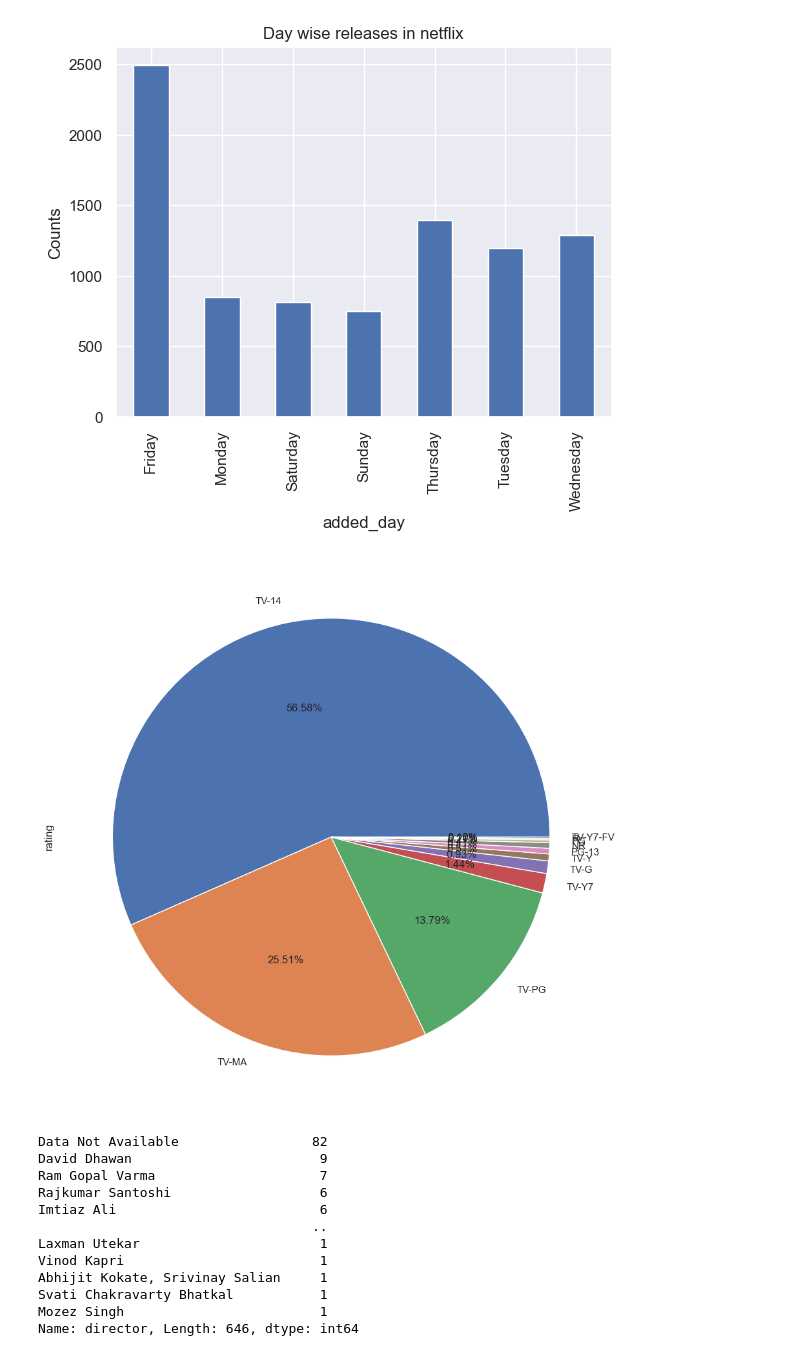
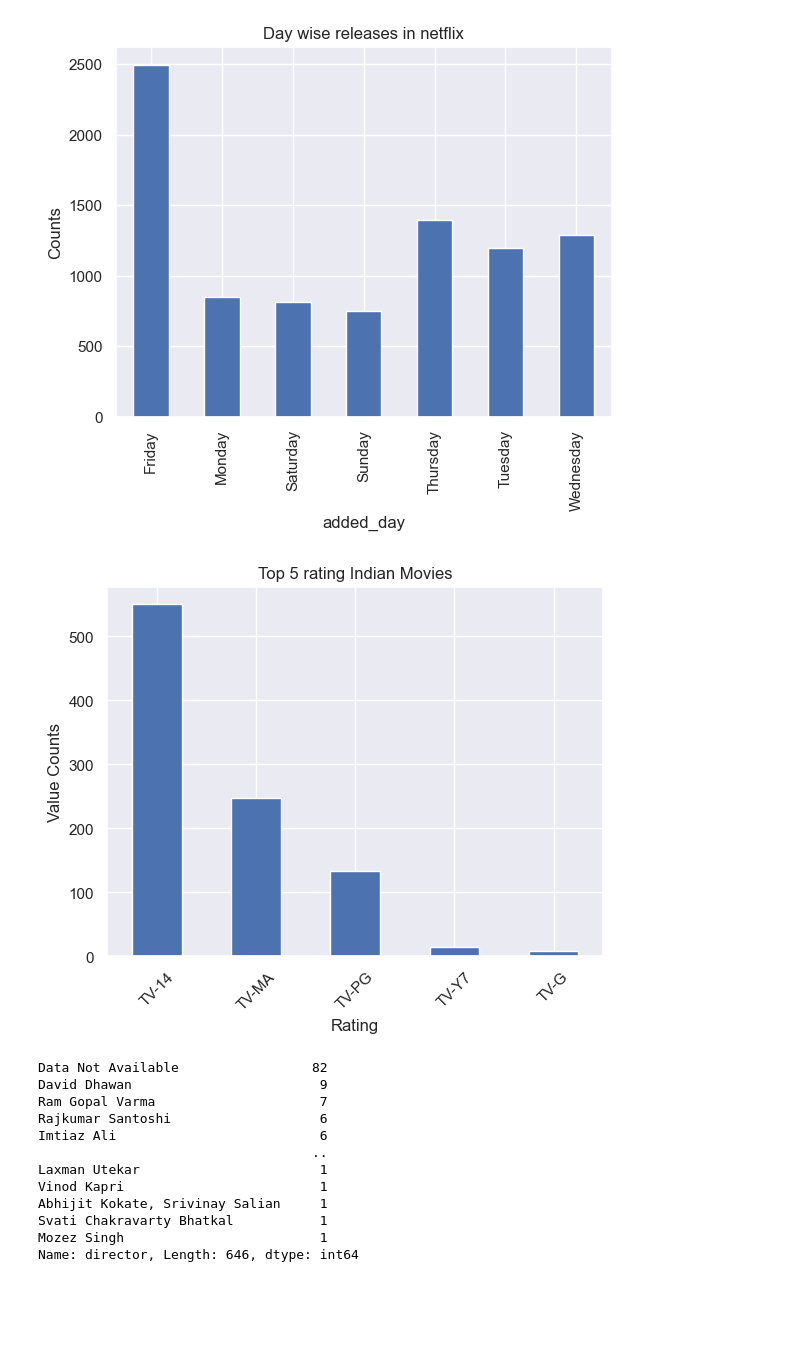
Before and after one commit to Anshu3721/Netflix_EDA_webapp, a Jupyter notebook: Netflix_data.ipynb, the cells around one changed output. Saved outputs shown, nothing was run; the diff lists cells and outputs as text; code cells hidden in the pictures; blank space fills up the shorter version.

```diff
--- a/Netflix_data.ipynb
+++ b/Netflix_data.ipynb
@@ -276,12 +309,18 @@ plt.show()
 # %%
 # Top rating indian movies
 
 indian_shows = df[df.country == "India"]
 indian_shows
-indian_shows['rating'].value_counts().plot.pie(figsize=(11,11), autopct='%1.2f%%')
+indian_shows_plt = indian_shows['rating'].value_counts().head(5)
+
+indian_shows_plt.plot(kind='bar')
+plt.xlabel('Rating')
+plt.ylabel('Value Counts')
+plt.title('Top 5 rating Indian Movies')
+plt.xticks(rotation=45)
 plt.show()
 # %% [output]
-[figure, old version]
+[figure, new version]
 # %%
 indian_shows["director"].value_counts()
 # %% [output]
```
Also changed, not shown: parts of 8 cells of this notebook.
